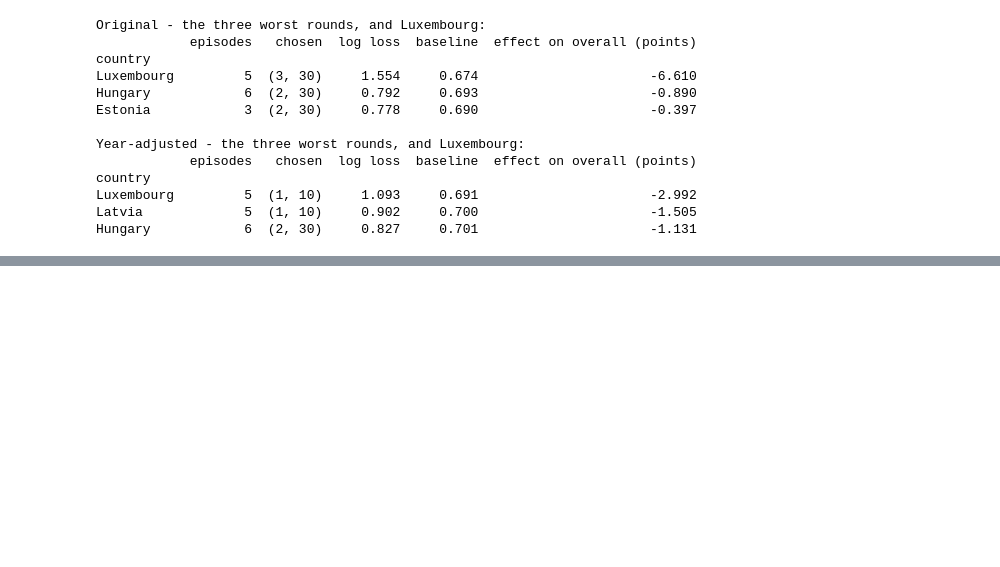
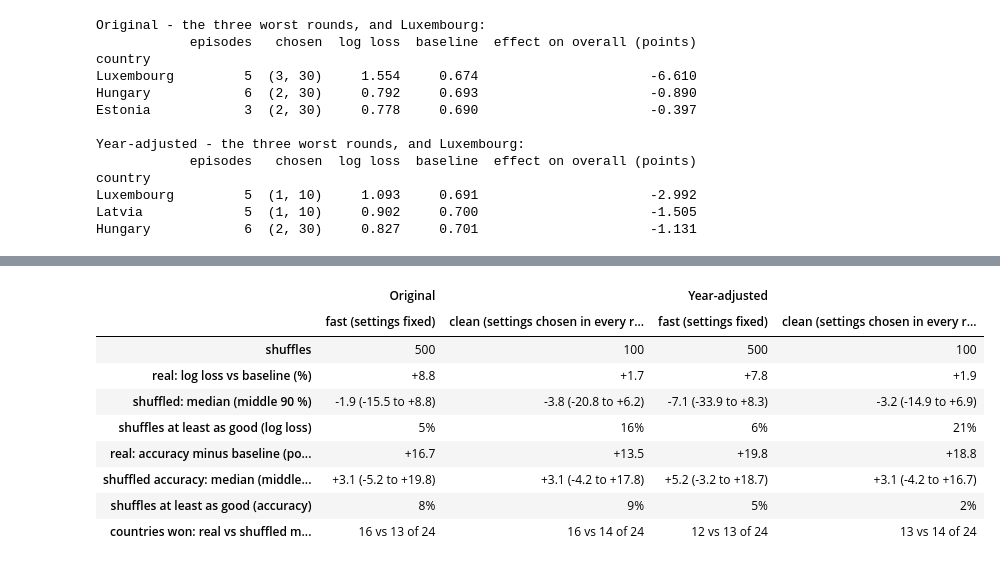
Before and after one commit to penelopemichou/austerity-ml, a Jupyter notebook: notebooks/ML05a_evaluating_models_bias_variance.ipynb, the cells around one changed output, grey strips where cells are left out. Saved outputs shown, nothing was run; the diff lists cells and outputs as text; code cells hidden in the pictures; blank space fills up the shorter version.

```diff
--- a/notebooks/ML05a_evaluating_models_bias_variance.ipynb
+++ b/notebooks/ML05a_evaluating_models_bias_variance.ipynb
@@ -526,0 +537,30 @@ Hungary            6  (2, 30)     0.827     0.701                      -1.131
+# %%
+# This cell takes several minutes
+placebo_log = {}
+for t, b in TARGETS.items():
+    for version, fixed, n in [("fast (settings fixed)", log_best[t], 500), ("clean (settings chosen in every round)", None, 100)]:
+        real = loco_stats(rows_log, b, fixed)
+        fake = np.array(Parallel(n_jobs=-1)(delayed(loco_stats)(shuffle_episodes(rows_log, seed), b, fixed) for seed in range(n)))
+        placebo_log[(t, version)] = (real, fake)
+
+pd.DataFrame({key: {
+    "shuffles": len(fake),
+    "real: log loss vs baseline (%)": f"{real[0]:+.1f}",
+    "shuffled: median (middle 90 %)": f"{np.median(fake[:, 0]):+.1f} ({np.percentile(fake[:, 0], 5):+.1f} to {np.percentile(fake[:, 0], 95):+.1f})",
+    "shuffles at least as good (log loss)": f"{np.mean(fake[:, 0] >= real[0]):.0%}",
+    "real: accuracy minus baseline (points)": f"{real[1]:+.1f}",
+    "shuffled accuracy: median (middle 90 %)": f"{np.median(fake[:, 1]):+.1f} ({np.percentile(fake[:, 1], 5):+.1f} to {np.percentile(fake[:, 1], 95):+.1f})",
+    "shuffles at least as good (accuracy)": f"{np.mean(fake[:, 1] >= real[1]):.0%}",
+    "countries won: real vs shuffled median": f"{real[2]} vs {np.median(fake[:, 2]):.0f} of 24"}
+    for key, (real, fake) in placebo_log.items()})
+# %% [output]
+|  | Original |  | Year-adjusted |  |
+|  | fast (settings fixed) | clean (settings chosen in every r... | fast (settings fixed) | clean (settings chosen in every r... |
+| shuffles | 500 | 100 | 500 | 100 |
+| real: log loss vs baseline (%) | +8.8 | +1.7 | +7.8 | +1.9 |
+| shuffled: median (middle 90 %) | -1.9 (-15.5 to +8.8) | -3.8 (-20.8 to +6.2) | -7.1 (-33.9 to +8.3) | -3.2 (-14.9 to +6.9) |
+| shuffles at least as good (log loss) | 5% | 16% | 6% | 21% |
+| real: accuracy minus baseline (po... | +16.7 | +13.5 | +19.8 | +18.8 |
+| shuffled accuracy: median (middle... | +3.1 (-5.2 to +19.8) | +3.1 (-4.2 to +17.8) | +5.2 (-3.2 to +18.7) | +3.1 (-4.2 to +16.7) |
+| shuffles at least as good (accuracy) | 8% | 9% | 5% | 2% |
+| countries won: real vs shuffled m... | 16 vs 13 of 24 | 16 vs 14 of 24 | 12 vs 13 of 24 | 13 vs 14 of 24 |
```
Also changed, not shown: parts of 6 cells of this notebook, 5 other files.
